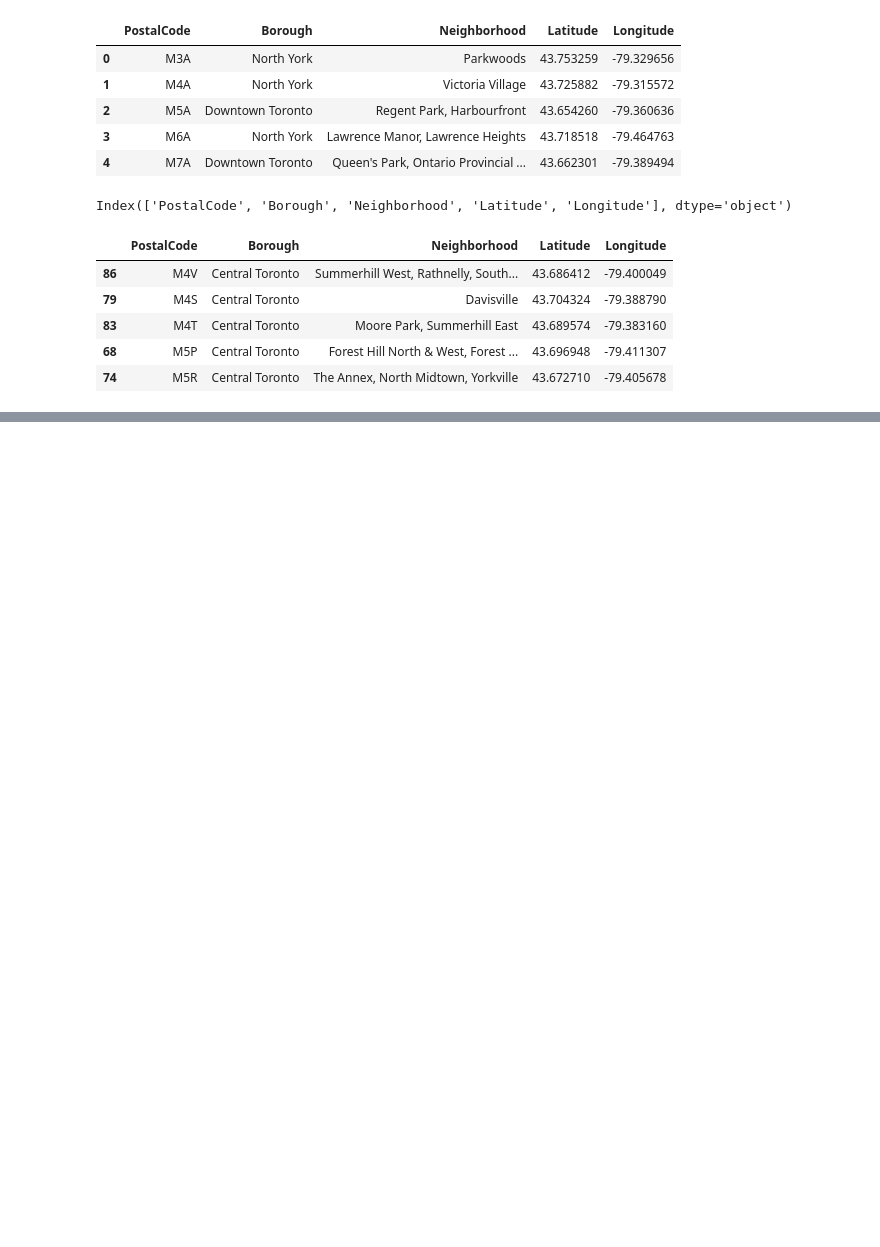
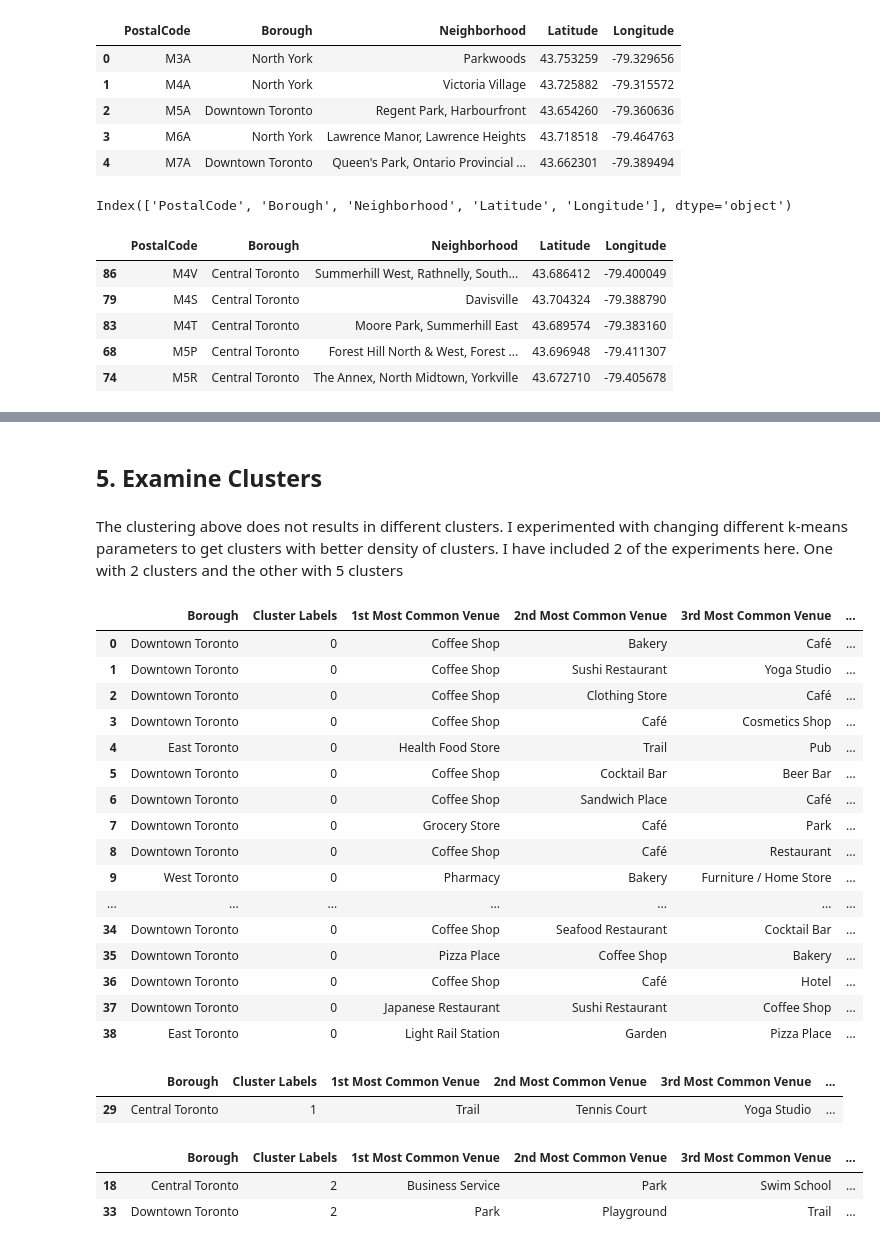
Before and after one commit to aparam-hub/Battle-of-the-Neighborhoods, a Jupyter notebook: Toronto Neighborhood Analysis Project.ipynb, the cells around one changed output, grey strips where cells are left out. Cells and saved outputs as stored; diff of their text form; code cells hidden in the pictures; blank space fills up the shorter version.

Commit message:
Published from Watson Studio.

```diff
--- a/Toronto Neighborhood Analysis Project.ipynb
+++ b/Toronto Neighborhood Analysis Project.ipynb
@@ -250,0 +430,21 @@ Name: Borough, dtype: int64
+# %%
+num_top_venues = 10
+
+indicators = ['st', 'nd', 'rd']
+
+# create columns according to number of top venues
+columns = ['Neighborhood']
+for ind in np.arange(num_top_venues):
+    try:
+        columns.append('{}{} Most Common Venue'.format(ind+1, indicators[ind]))
+    except:
+        columns.append('{}th Most Common Venue'.format(ind+1))
+
+# create a new dataframe
+neighborhoods_venues_sorted = pd.DataFrame(columns=columns)
+neighborhoods_venues_sorted['Neighborhood'] = toronto_grouped['Neighborhood']
+
+for ind in np.arange(toronto_grouped.shape[0]):
+    neighborhoods_venues_sorted.iloc[ind, 1:] = return_most_common_venues(toronto_grouped.iloc[ind, :], num_top_venues)
+
+neighborhoods_venues_sorted.head()
@@ -250,0 +462,11 @@ Name: Borough, dtype: int64
+# %%
+# set number of clusters
+kclusters = 5
+
+toronto_grouped_clustering = toronto_grouped.drop('Neighborhood', 1)
+
+# run k-means clustering
+kmeans = KMeans(n_clusters=kclusters, random_state=0).fit(toronto_grouped_clustering)
+
+# check cluster labels generated for each row in the dataframe
+kmeans.labels_[0:10]
@@ -250,0 +475,11 @@ Name: Borough, dtype: int64
+# %%
+# add clustering labels
+neighborhoods_venues_sorted.insert(0, 'Cluster Labels', kmeans.labels_)
+
+toronto_merged = filtered_neigh
+
+# merge manhattan_grouped with manhattan_data to add latitude/longitude for each neighborhood
+# toronto_merged = toronto_merged.join(neighborhoods_venues_sorted.set_index('Neighborhood'), on='Neighborhood')
+toronto_merged = toronto_merged.merge(neighborhoods_venues_sorted.set_index('Neighborhood'), on='Neighborhood')
+
+toronto_merged.head() # check the last columns!
@@ -250,0 +593,35 @@ Name: Borough, dtype: int64
+# %% [markdown]
+## 5. Examine Clusters
+# %% [markdown]
+The clustering above does not results in different clusters. I experimented with changing different k-means parameters to get clusters with better density of clusters. I have included 2 of the experiments here. One with 2 clusters and the other with 5 clusters
+# %%
+toronto_merged.loc[toronto_merged['Cluster Labels'] == 0, toronto_merged.columns[[1] + list(range(5, toronto_merged.shape[1]))]]
+# %% [output]
+|  | Borough | Cluster Labels | 1st Most Common Venue | 2nd Most Common Venue | 3rd Most Common Venue | ... |
+| 0 | Downtown Toronto | 0 | Coffee Shop | Bakery | Café | ... |
+| 1 | Downtown Toronto | 0 | Coffee Shop | Sushi Restaurant | Yoga Studio | ... |
+| 2 | Downtown Toronto | 0 | Coffee Shop | Clothing Store | Café | ... |
+| 3 | Downtown Toronto | 0 | Coffee Shop | Café | Cosmetics Shop | ... |
+| 4 | East Toronto | 0 | Health Food Store | Trail | Pub | ... |
+| 5 | Downtown Toronto | 0 | Coffee Shop | Cocktail Bar | Beer Bar | ... |
+| 6 | Downtown Toronto | 0 | Coffee Shop | Sandwich Place | Café | ... |
+| 7 | Downtown Toronto | 0 | Grocery Store | Café | Park | ... |
+| 8 | Downtown Toronto | 0 | Coffee Shop | Café | Restaurant | ... |
+| 9 | West Toronto | 0 | Pharmacy | Bakery | Furniture / Home Store | ... |
+| ... | ... | ... | ... | ... | ... | ... |
+| 34 | Downtown Toronto | 0 | Coffee Shop | Seafood Restaurant | Cocktail Bar | ... |
+| 35 | Downtown Toronto | 0 | Pizza Place | Coffee Shop | Bakery | ... |
+| 36 | Downtown Toronto | 0 | Coffee Shop | Café | Hotel | ... |
+| 37 | Downtown Toronto | 0 | Japanese Restaurant | Sushi Restaurant | Coffee Shop | ... |
+| 38 | East Toronto | 0 | Light Rail Station | Garden | Pizza Place | ... |
+# %%
+toronto_merged.loc[toronto_merged['Cluster Labels'] == 1, toronto_merged.columns[[1] + list(range(5, toronto_merged.shape[1]))]]
+# %% [output]
+|  | Borough | Cluster Labels | 1st Most Common Venue | 2nd Most Common Venue | 3rd Most Common Venue | ... |
+| 29 | Central Toronto | 1 | Trail | Tennis Court | Yoga Studio | ... |
+# %%
+toronto_merged.loc[toronto_merged['Cluster Labels'] == 2, toronto_merged.columns[[1] + list(range(5, toronto_merged.shape[1]))]]
+# %% [output]
+|  | Borough | Cluster Labels | 1st Most Common Venue | 2nd Most Common Venue | 3rd Most Common Venue | ... |
+| 18 | Central Toronto | 2 | Business Service | Park | Swim School | ... |
+| 33 | Downtown Toronto | 2 | Park | Playground | Trail | ... |
```
Also changed, not shown: parts of 40 cells of this notebook.
